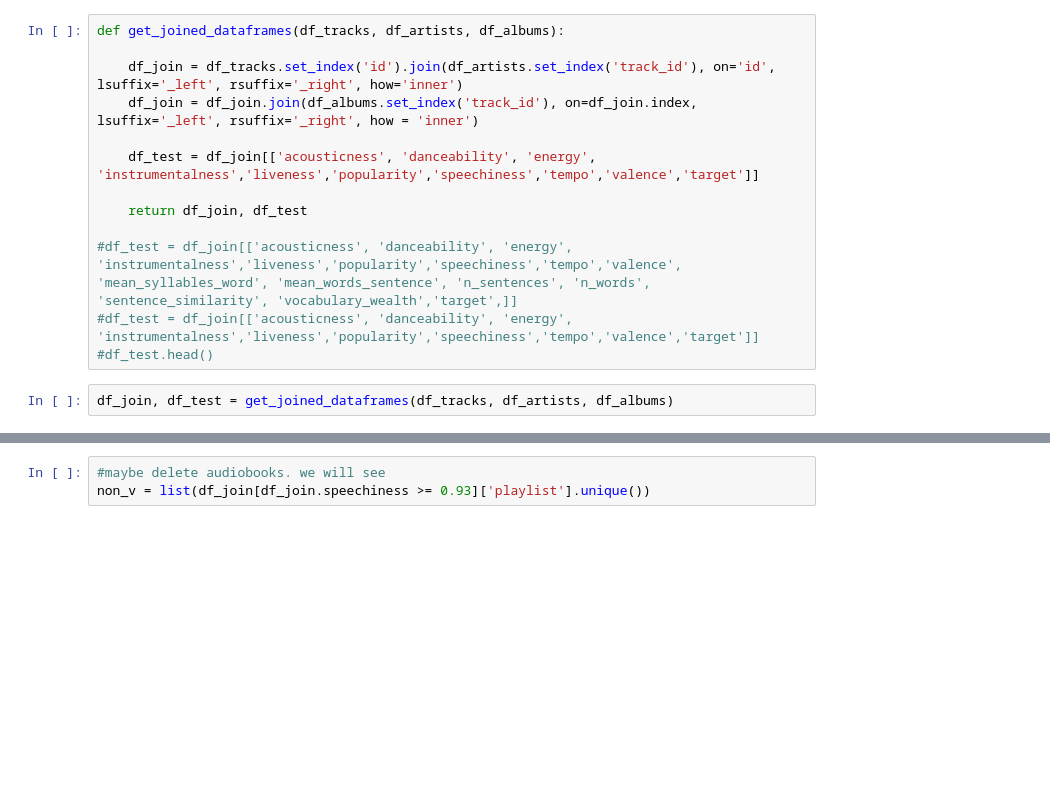
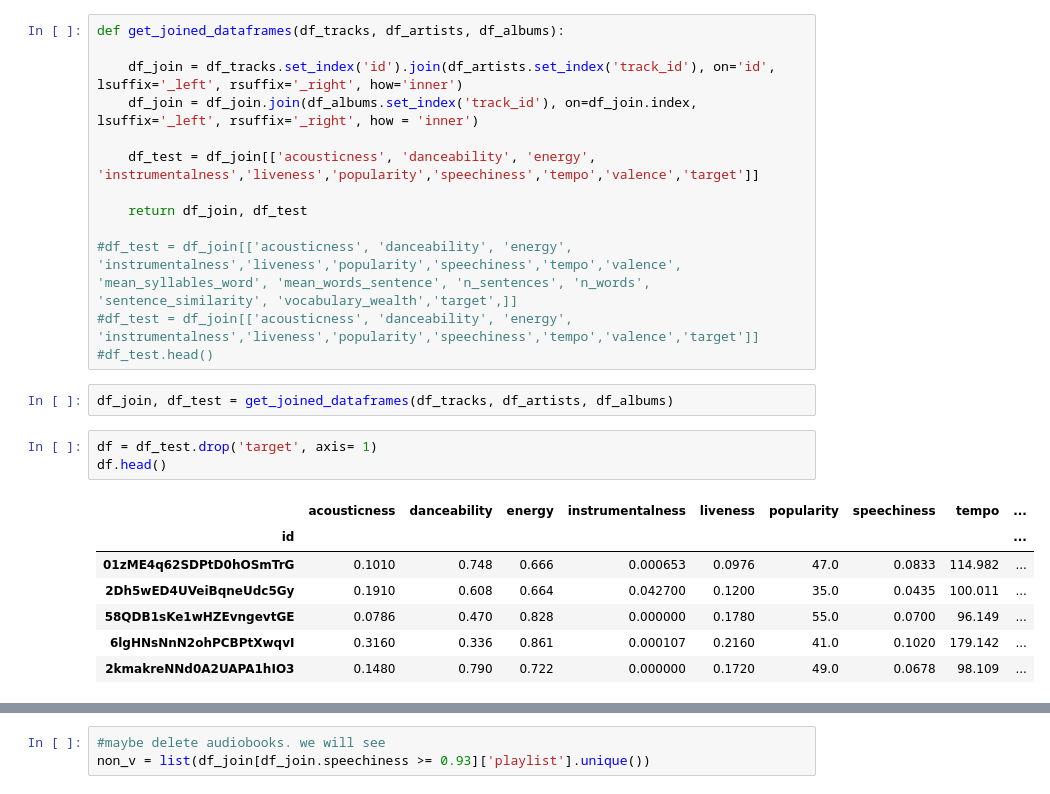
Before and after one commit to johannesgl4d0s/ml_knn, a Jupyter notebook: Spotify_KNN_Workflow.ipynb, the cells around one changed output, grey strips where cells are left out. Cells and saved outputs as stored; diff of their text form; blank space fills up the shorter version.

```diff
--- a/Spotify_KNN_Workflow.ipynb
+++ b/Spotify_KNN_Workflow.ipynb
@@ -106,3 +128,14 @@ def get_joined_dataframes(df_tracks, df_artists, df_albums):
 #df_test.head()
 # %%
 df_join, df_test = get_joined_dataframes(df_tracks, df_artists, df_albums)
+# %%
+df = df_test.drop('target', axis= 1)
+df.head()
+# %% [output]
+|  | acousticness | danceability | energy | instrumentalness | liveness | popularity | speechiness | tempo | ... |
+| id |  |  |  |  |  |  |  |  | ... |
+| 01zME4q62SDPtD0hOSmTrG | 0.1010 | 0.748 | 0.666 | 0.000653 | 0.0976 | 47.0 | 0.0833 | 114.982 | ... |
+| 2Dh5wED4UVeiBqneUdc5Gy | 0.1910 | 0.608 | 0.664 | 0.042700 | 0.1200 | 35.0 | 0.0435 | 100.011 | ... |
+| 58QDB1sKe1wHZEvngevtGE | 0.0786 | 0.470 | 0.828 | 0.000000 | 0.1780 | 55.0 | 0.0700 | 96.149 | ... |
+| 6lgHNsNnN2ohPCBPtXwqvI | 0.3160 | 0.336 | 0.861 | 0.000107 | 0.2160 | 41.0 | 0.1020 | 179.142 | ... |
+| 2kmakreNNd0A2UAPA1hIO3 | 0.1480 | 0.790 | 0.722 | 0.000000 | 0.1720 | 49.0 | 0.0678 | 98.109 | ... |
```
Also changed, not shown: parts of 11 cells of this notebook, 3 other files.
